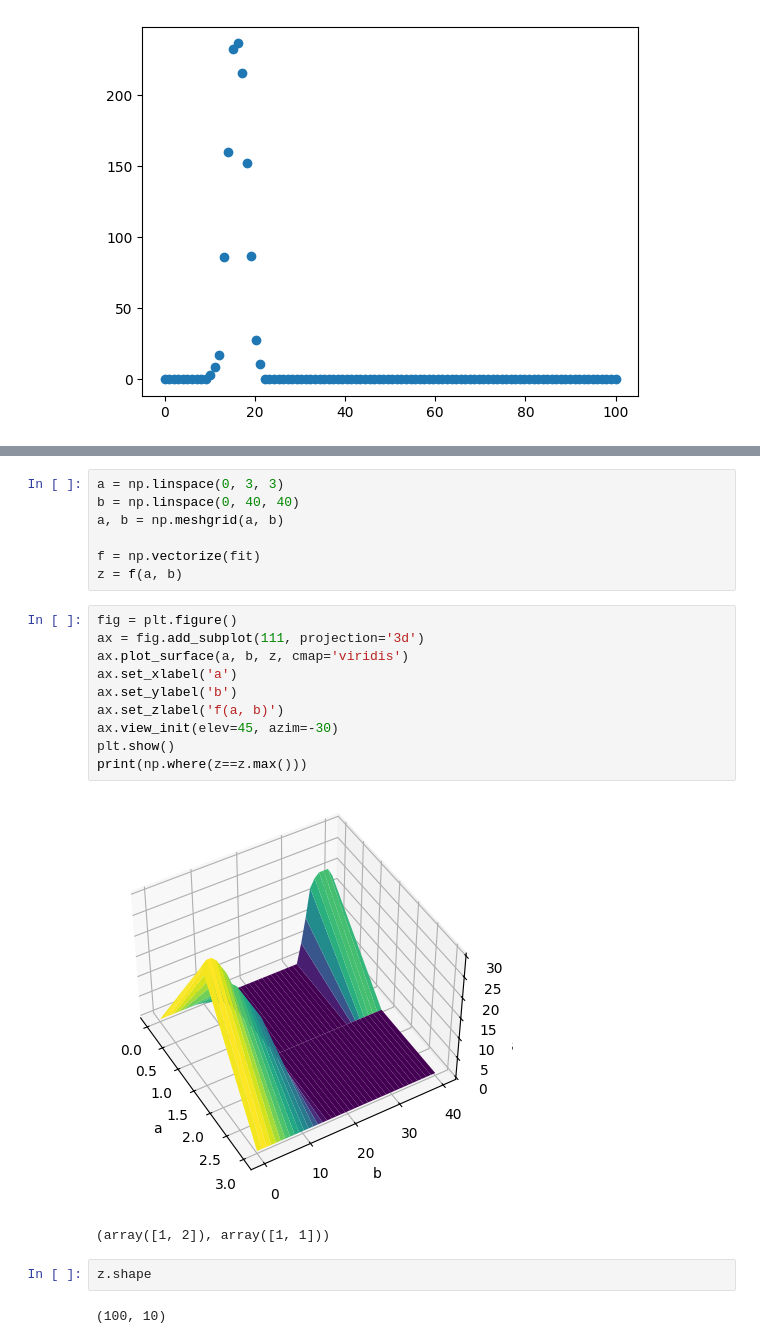
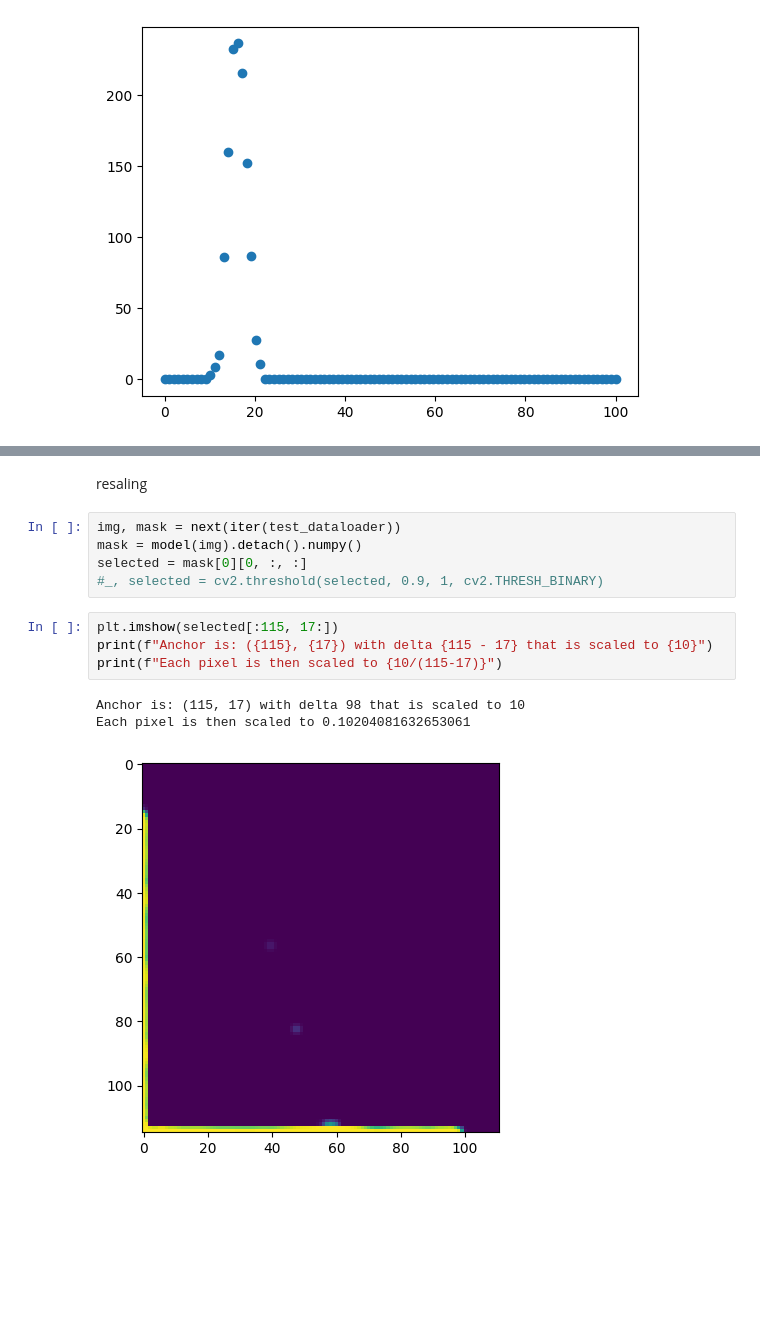
Before and after one commit to khachaturyan-1991/PlotExtract, a Jupyter notebook: WorkingBeast.ipynb, the cells around one changed output, grey strips where cells are left out. Drawn from its saved outputs; the diff is of its cells as text; blank space fills up the shorter version.

```diff
--- a/WorkingBeast.ipynb
+++ b/WorkingBeast.ipynb
@@ -529,24 +525,15 @@ from mpl_toolkits.mplot3d import Axes3D
-# %%
-a = np.linspace(0, 3, 3)
-b = np.linspace(0, 40, 40)
-a, b = np.meshgrid(a, b)
-
-f = np.vectorize(fit)
-z = f(a, b)
-# %%
-fig = plt.figure()
-ax = fig.add_subplot(111, projection='3d')
-ax.plot_surface(a, b, z, cmap='viridis')
-ax.set_xlabel('a')
-ax.set_ylabel('b')
-ax.set_zlabel('f(a, b)')
-ax.view_init(elev=45, azim=-30)
-plt.show()
-print(np.where(z==z.max()))
-# %% [output]
-[figure, removed]
-(array([1, 2]), array([1, 1]))
-# %%
-z.shape
-# %% [output]
-(100, 10)
+# %% [markdown]
+resaling
+# %%
+img, mask = next(iter(test_dataloader))
+mask = model(img).detach().numpy()
+selected = mask[0][0, :, :]
+#_, selected = cv2.threshold(selected, 0.9, 1, cv2.THRESH_BINARY)
+# %%
+plt.imshow(selected[:115, 17:])
+print(f"Anchor is: ({115}, {17}) with delta {115 - 17} that is scaled to {10}")
+print(f"Each pixel is then scaled to {10/(115-17)}")
+# %% [output]
+Anchor is: (115, 17) with delta 98 that is scaled to 10
+Each pixel is then scaled to 0.10204081632653061
+[figure, added]
```
Also changed, not shown: parts of 24 cells of this notebook, 4 other files.
